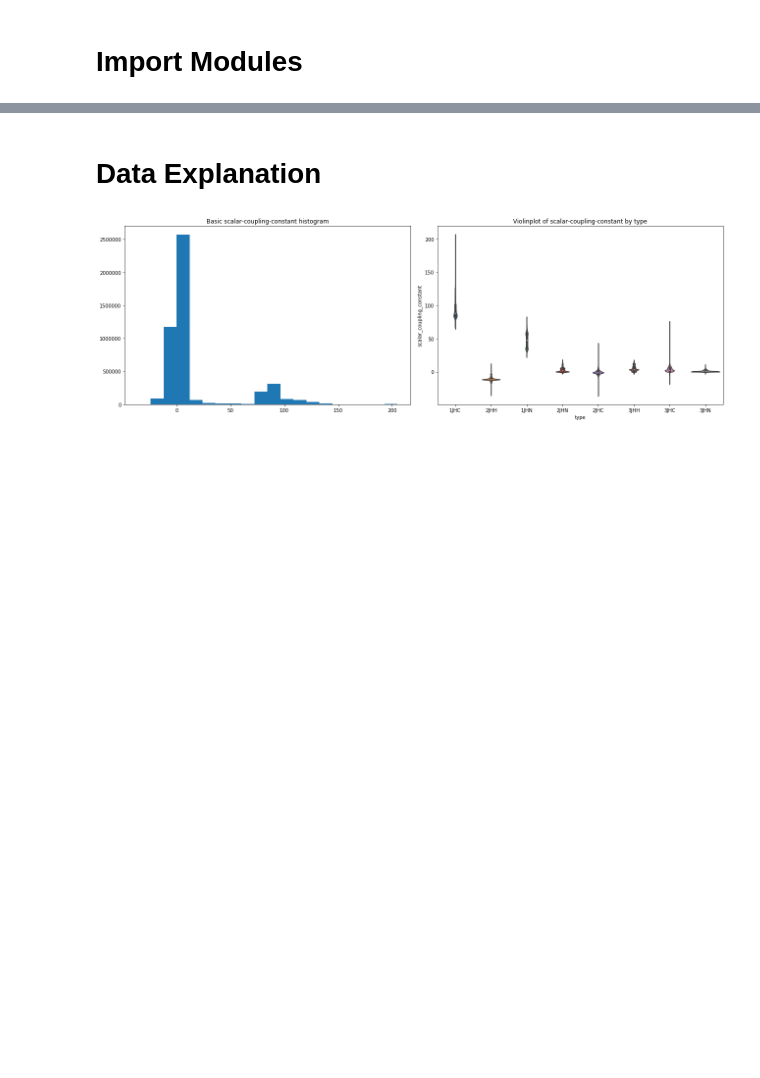
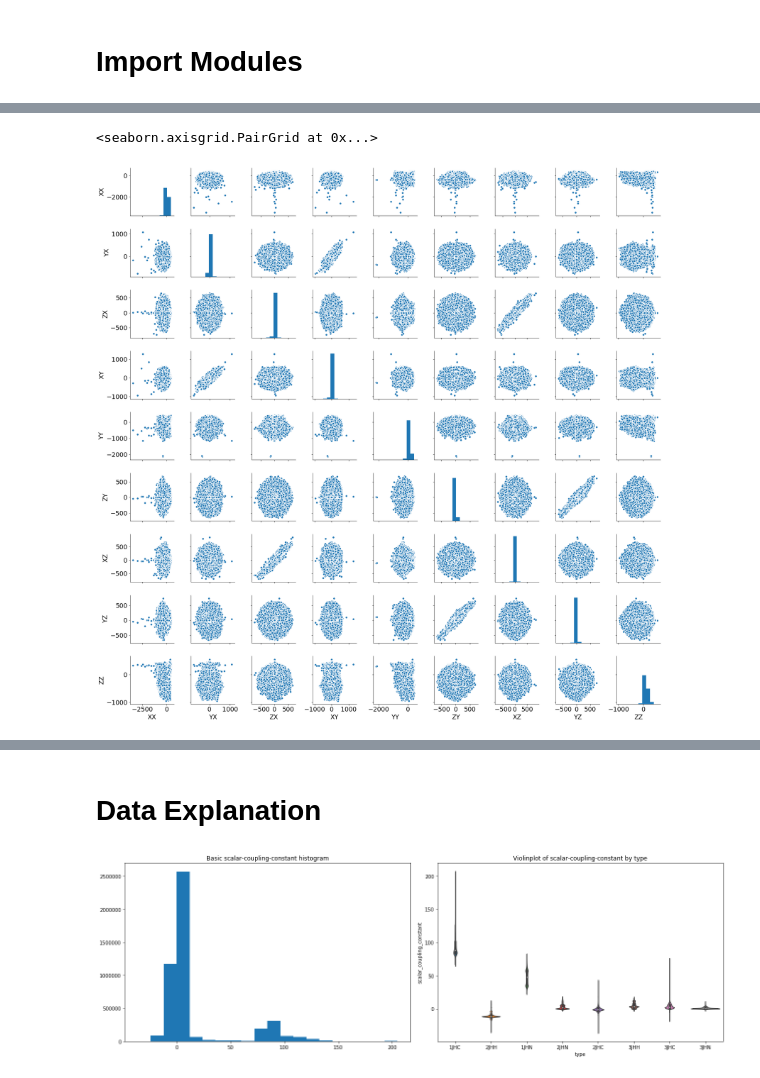
Before and after one commit to KenkenGoda/CHAMPS, a Jupyter notebook: notebooks/analysis.ipynb, the cells around one changed output, grey strips where cells are left out. Cells and saved outputs as stored; diff of their text form; code cells hidden in the pictures; blank space fills up the shorter version.

Commit message:
add information about data

```diff
--- a/notebooks/analysis.ipynb
+++ b/notebooks/analysis.ipynb
@@ -36,6 +58,7 @@ submission = pd.read_csv('../data/sample_submission.csv')
 # %%
 # read files for train data
-dipole = pd.read_csv('../data/dipole_moments.csv')
-magnetic = pd.read_csv('../data/magnetic_shielding_tensors.csv')
-mulliken = pd.read_csv('../data/mulliken_charges.csv')
-potential = pd.read_csv('../data/potential_energy.csv')
+dipole_moments = pd.read_csv('../data/dipole_moments.csv')
+magnetic_shielding_tensors = pd.read_csv('../data/magnetic_shielding_tensors.csv')
+mulliken_charges = pd.read_csv('../data/mulliken_charges.csv')
+potential_energy = pd.read_csv('../data/potential_energy.csv')
+scalar_coupling_contributions = pd.read_csv('../data/scalar_coupling_contributions.csv')
@@ -42,3 +105,8 @@ potential = pd.read_csv('../data/potential_energy.csv')
+# %%
+sns.pairplot(magnetic_shielding_tensors[['XX', 'YX', 'ZX', 'XY', 'YY', 'ZY', 'XZ', 'YZ', 'ZZ']])
+# %% [output]
+<seaborn.axisgrid.PairGrid at 0x...>
+[figure, added]
 # %%
 # read file for train and test data
 structures = pd.read_csv('../data/structures.csv')
```
Also changed, not shown: parts of 7 cells of this notebook.
